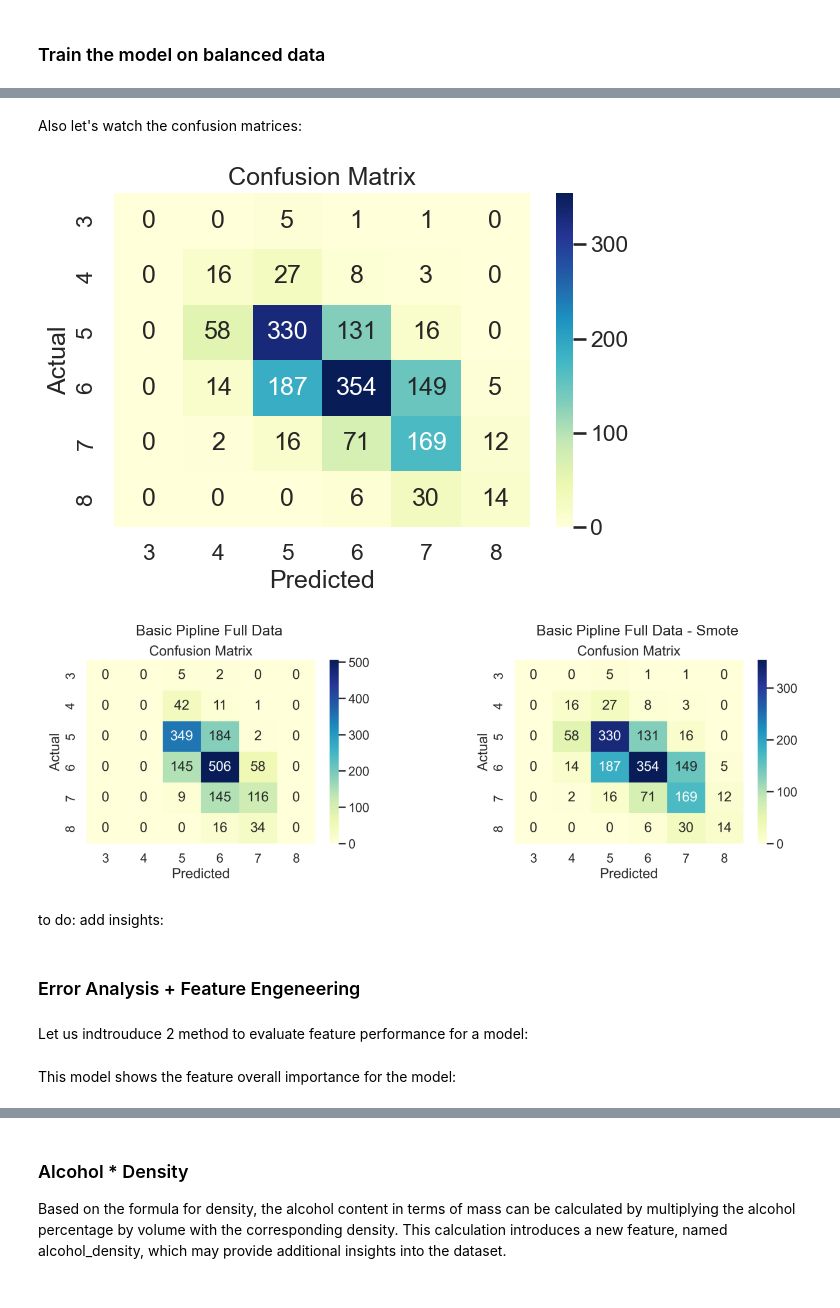
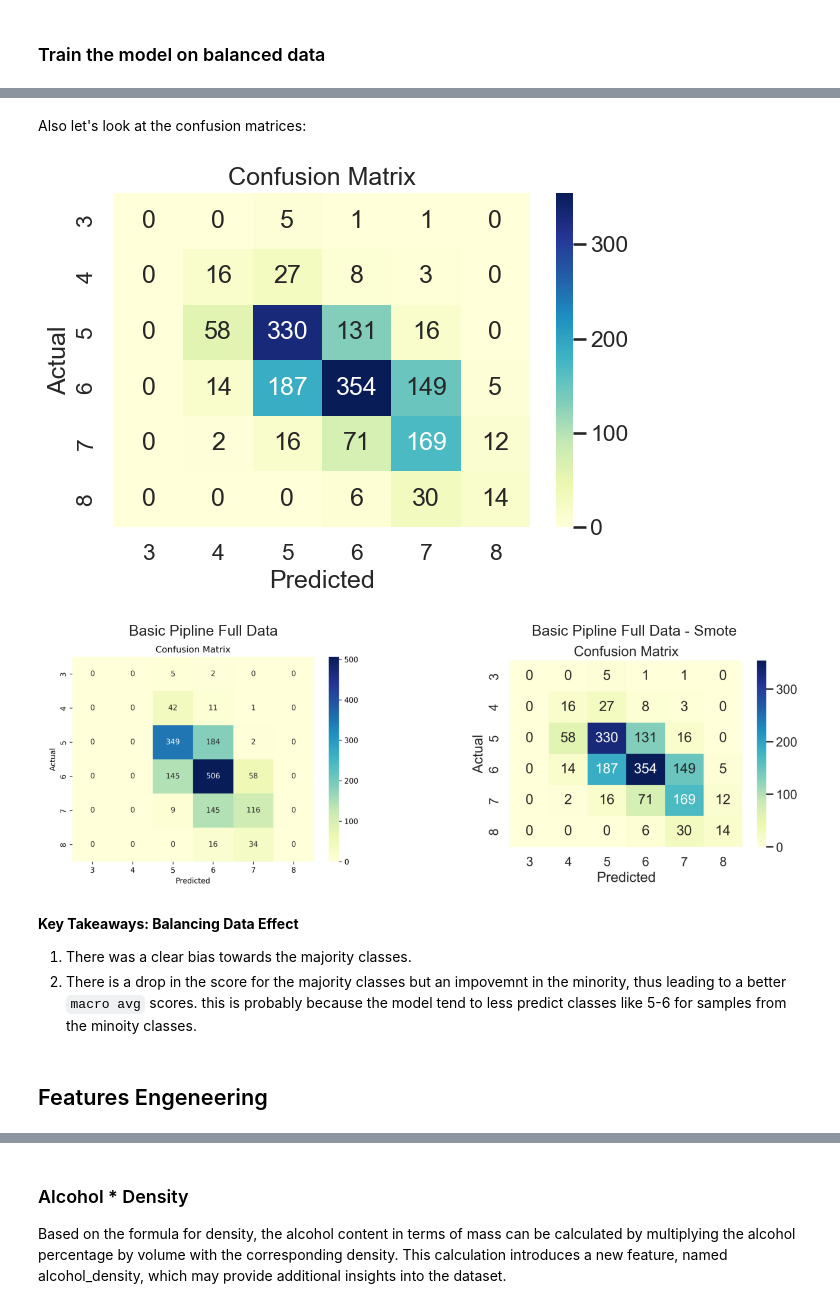
Before and after one commit to airbagdeer/tabular-ds-project, a Jupyter notebook: EX2.ipynb, the cells around one changed output, grey strips where cells are left out. Cells and saved outputs as stored; diff of their text form; code cells hidden in the pictures.

```diff
--- a/EX2.ipynb
+++ b/EX2.ipynb
@@ -151,9 +149,9 @@ def calculate_confusion_matrix(y_true, y_pred, image_name=None):
 # %% [markdown]
 #### And this function to comapre 2 different classification reports:
 # %%
-def compare_scores(path_result_1, path_result_2, headline_1, headline_2):
-    first_pipeline_results = mpimg.imread(path_result_1)
-    second_pipeline_results = mpimg.imread(path_result_2)
+def compare_images(path_image_1, path_image_2, headline_1, headline_2):
+    first_pipeline_results = mpimg.imread(path_image_1)
+    second_pipeline_results = mpimg.imread(path_image_2)
 
     fig, axes = plt.subplots(1, 2, figsize=(15, 5))
 
@@ -547,19 +566,18 @@ compare_scores(path_result_1='./images/basic-pipline-full-data-results.png',
 # %% [markdown]
-Also let's watch the confusion matrices:
+Also let's look at the confusion matrices:
 # %%
 calculate_confusion_matrix(y_true=y_test, y_pred=y_pred, image_name='basic-pipline-full-data-smote-matrix')
-compare_scores(path_result_1='./images/basic-pipline-full-data-matrix.png',
-               path_result_2='./images/basic-pipline-full-data-smote-matrix.png',
+compare_images(path_image_1='./images/basic-pipline-full-data-matrix.png',
+               path_image_2='./images/basic-pipline-full-data-smote-matrix.png',
                 headline_1='Basic Pipline Full Data',
                 headline_2='Basic Pipline Full Data - Smote')
 # %% [output]
 [figure]
-[figure, old version]
+[figure, new version]
-# %% [markdown]
-to do: add insights:
+# %% [markdown]
+ **Key Takeaways: Balancing Data Effect**
+ 1. There was a clear bias towards the majority classes.
+ 2. There is a drop in the score for the majority classes but an impovemnt in the minority, thus leading to a better `macro avg` scores.
+   this is probably because the model tend to less predict classes like 5-6 for samples from the minoity classes.
 # %% [markdown]
-### Error Analysis + Feature Engeneering
+## Features Engeneering
-# %% [markdown]
-Let us indtrouduce 2 method to evaluate feature performance for a model:
-# %% [markdown]
-This model shows the feature overall importance for the model:
```
Also changed, not shown: parts of 50 cells of this notebook, 11 other files.
